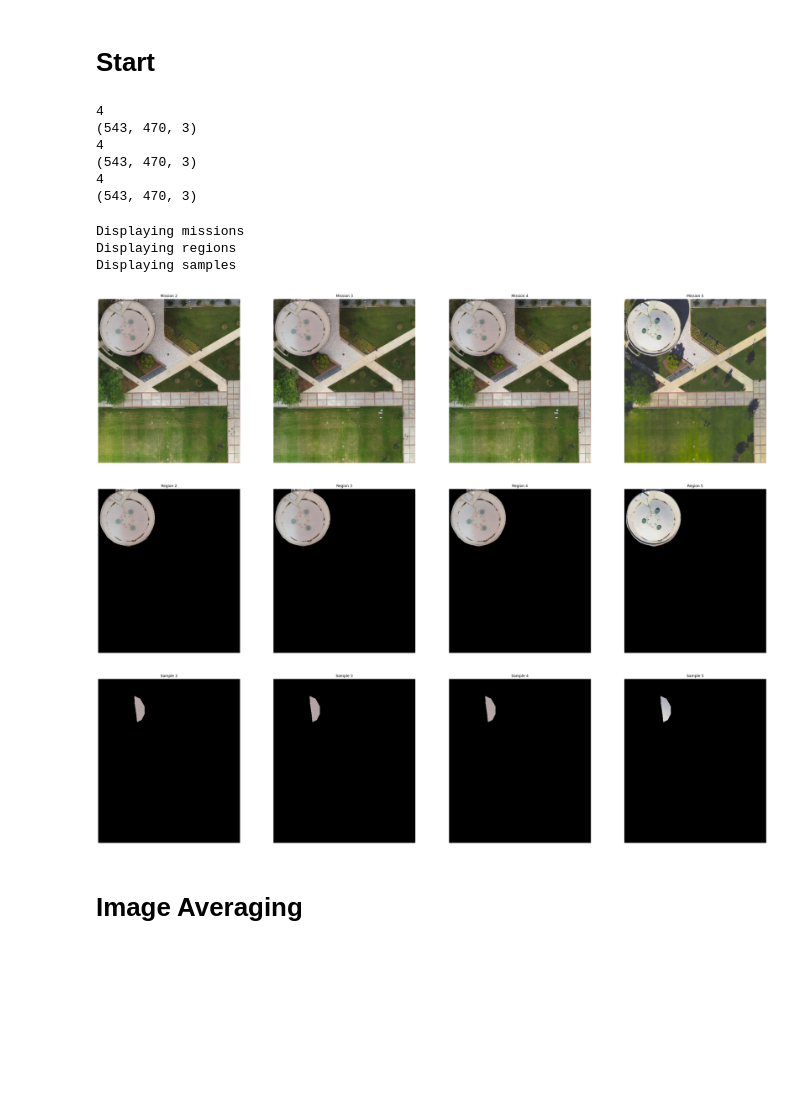
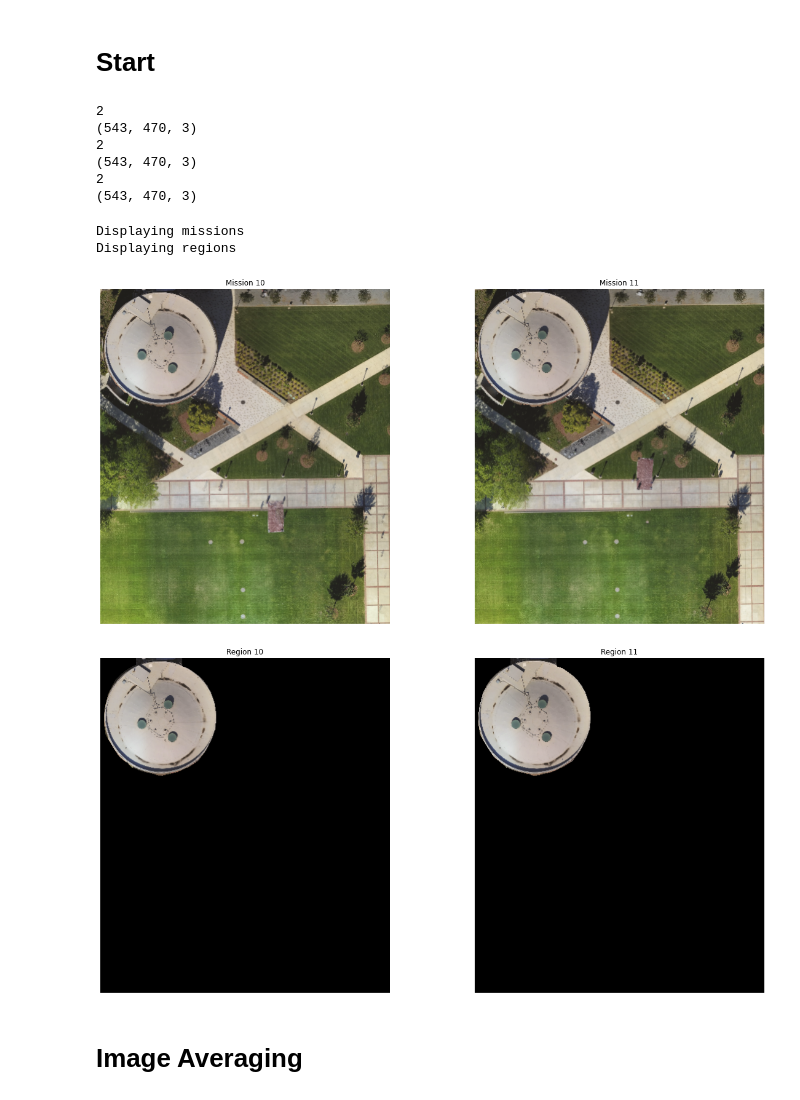
Before and after one commit to alexanderfache6/dronezz, a Jupyter notebook: code/josh_anomaly_detection.ipynb, the cells around one changed output. Drawn from its saved outputs; the diff is of its cells as text; code cells hidden in the pictures; blank space fills up the shorter version.

```diff
--- a/code/josh_anomaly_detection.ipynb
+++ b/code/josh_anomaly_detection.ipynb
@@ -73,7 +73,7 @@ def get_region_and_sample_image(mission_number, region_name, get_normalized=True
 # load mission images, region images, sample images for given missions and a region
 
 # select mission numbers and region type
-mission_numbers = [2, 3, 4, 5]
+mission_numbers = [10, 11]
 region_type = 'GRASS'
 get_normalized = True
 # %%
@@ -105,25 +105,23 @@ print(sample_images[0].shape)
 
 roof_images = region_images
 # %% [output]
-4
+2
 (543, 470, 3)
-4
+2
 (543, 470, 3)
-4
+2
 (543, 470, 3)
 # %%
 # display the mission images, region images, sample images
 # don't change "mission_numbers, mission_images=mission_images, region_images=region_images, sample_images=sample_images"
 # change "display_missions=True, display_regions=True, display_samples=True" to True or False depending on what you want displayed
 
-plot_mission_region_sample_images(mission_numbers, mission_images=mission_images, region_images=roof_images, sample_images=sample_images, display_missions=True, display_regions=True, display_samples=True)
+plot_mission_region_sample_images(mission_numbers, mission_images=mission_images, region_images=roof_images, sample_images=sample_images, display_missions=True, display_regions=True, display_samples=False)
 # %% [output]
 Displaying missions
 Displaying regions
-Displaying samples
-[figure, old version]
+[figure, new version]
-[figure, old version]
+[figure, new version]
-[figure, removed]
 # %% [markdown]
 # Image Averaging
 # %%
```
Also changed, not shown: parts of 3 cells of this notebook, 1 other file.
